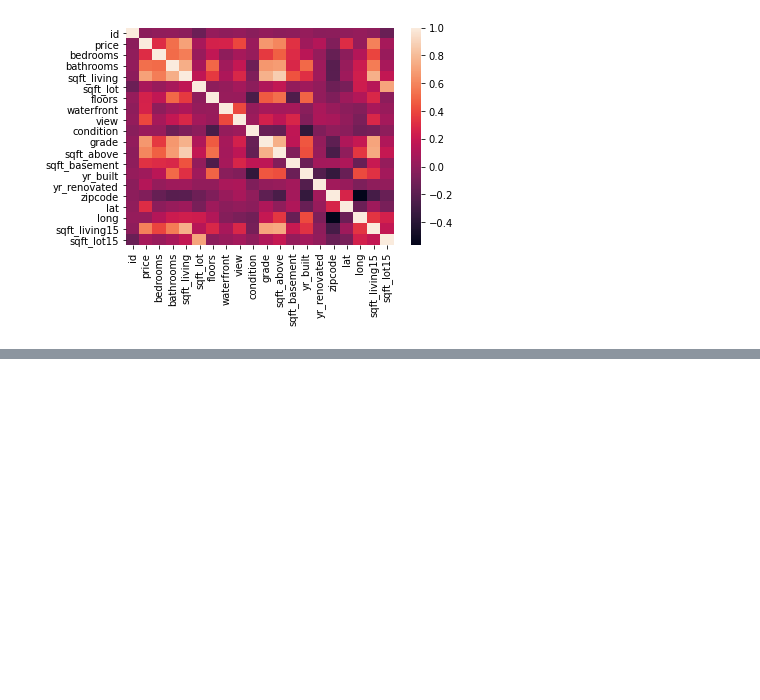
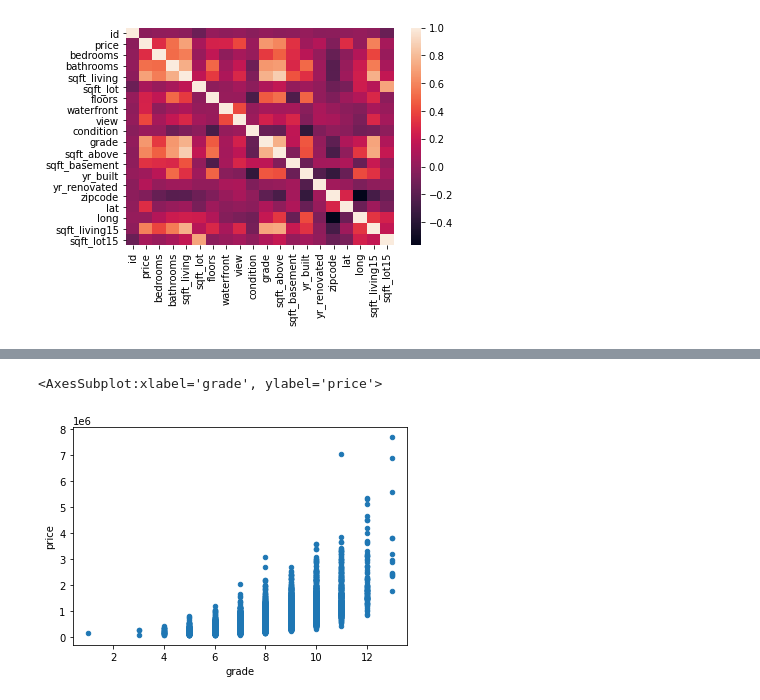
Before and after one commit to mehulchopradev/icon-media-dataanalytics, a Jupyter notebook: house_price_predictor.ipynb, the cells around one changed output, grey strips where cells are left out. Saved outputs shown, nothing was run; the diff lists cells and outputs as text; code cells hidden in the pictures; blank space fills up the shorter version.

```diff
--- a/house_price_predictor.ipynb
+++ b/house_price_predictor.ipynb
@@ -50,0 +73,6 @@ sb.heatmap(d1.corr())
+# %%
+# grade - price
+d1.plot.scatter(y='price', x='grade')
+# %% [output]
+<AxesSubplot:xlabel='grade', ylabel='price'>
+[figure, added]
```
Also changed, not shown: parts of 15 cells of this notebook, 11 other files.
